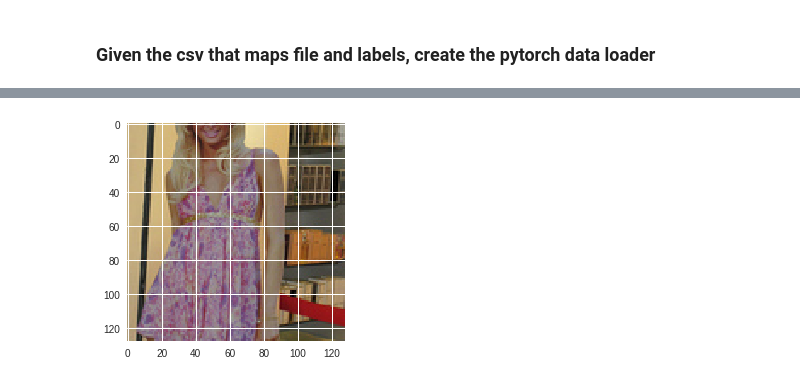
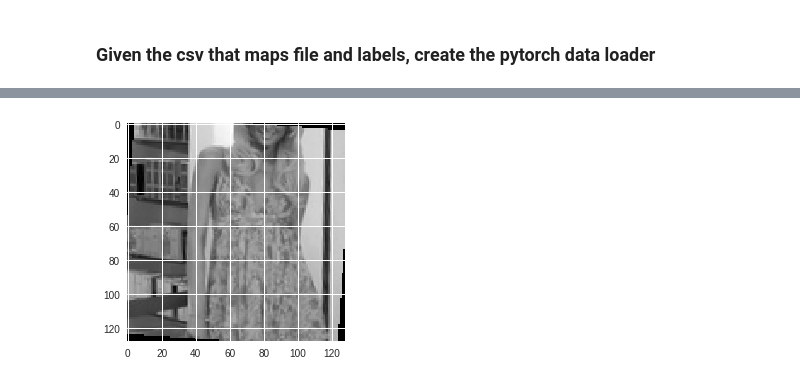
Before and after one commit to tafseerahmed/Deep-Learning-Project-UH18, a Jupyter notebook: ImageProject.ipynb, the cells around one changed output, grey strips where cells are left out. Drawn from its saved outputs; the diff is of its cells as text; code cells hidden in the pictures.

Commit message:
gray scale

```diff
--- a/ImageProject.ipynb
+++ b/ImageProject.ipynb
@@ -183,9 +190,11 @@ from torchvision import transforms
 import operator
 
 class ImageDataLoader(Dataset):
-  def __init__(self,dataframe, dic):
+  def __init__(self,dataframe, transformations=None):
 
+    # transformations
     self.to_tensor = transforms.ToTensor()
+    self.to_grayscale = transforms.Grayscale()
 
     self.data_info = dataframe
 
@@ -198,10 +207,10 @@ class ImageDataLoader(Dataset):
     # Len
     self.data_len = len(self.data_info.index)
 
-    # dictionary with all the files (ordered) by value from lowest to highest
-    self.file_dic = sorted(dic.items(), key=lambda kv: kv[1])
+    # for data augmentation
+    self.transformations = transformations
 
-    # print(self.file_dic)
+
 
   def __getitem__(self, index):
 
@@ -211,13 +220,34 @@ class ImageDataLoader(Dataset):
     # Open image
     img_as_img = Image.open(single_image_name)
 
+    # Transform to gray
+    img_as_img = self.to_grayscale(img_as_img)
+
+    if self.transformations:
+      img_as_img = self.transformations(img_as_img)
+
     # Transform image to tensor
     img_as_tensor = self.to_tensor(img_as_img)
+
+
+    # if img_as_tensor.shape[0] == 1:
+      # img_as_tensor
 
     # Get label(class) of the image based on the cropped pandas column
     single_image_label = self.label_arr[index]
 
     return (img_as_tensor, single_image_label)
 
-  def len(self):
+  def __len__(self):
     return self.data_len
+
+  def count_images(self):
+    count = 0
+    for i in self.image_arr:
+      image= Image.open(i)
+      img_as_tensor = self.to_tensor(image)
+      # print(img_as_tensor.shape)
+      if img_as_tensor.shape[0] == 1:
+          count = count + 1
+    print("gray scale:", count)
+    print("coloured", len(self.image_arr)-count)
@@ -225,0 +343,7 @@ data_loader=ImageDataLoader(df, file_dic)
+# %%
+tfs = transforms.Compose([
+    transforms.RandomHorizontalFlip(),
+    transforms.RandomRotation(20, resample=PIL.Image.BILINEAR),
+])
+
+image_loader = ImageDataLoader(df, tfs)
@@ -226,6 +362,7 @@ data_loader=ImageDataLoader(df, file_dic)
 # %%
 #to plot the immage
-plot_image(data_loader.__getitem__(19998)[0])
+plot_image(image_loader.__getitem__(19998)[0])
+# image_loader.__getitem__(19998)[0].shape
 # %% [output]
-[figure, old version]
+[figure, new version]
 # %%
```
Also changed, not shown: parts of 13 cells of this notebook.
